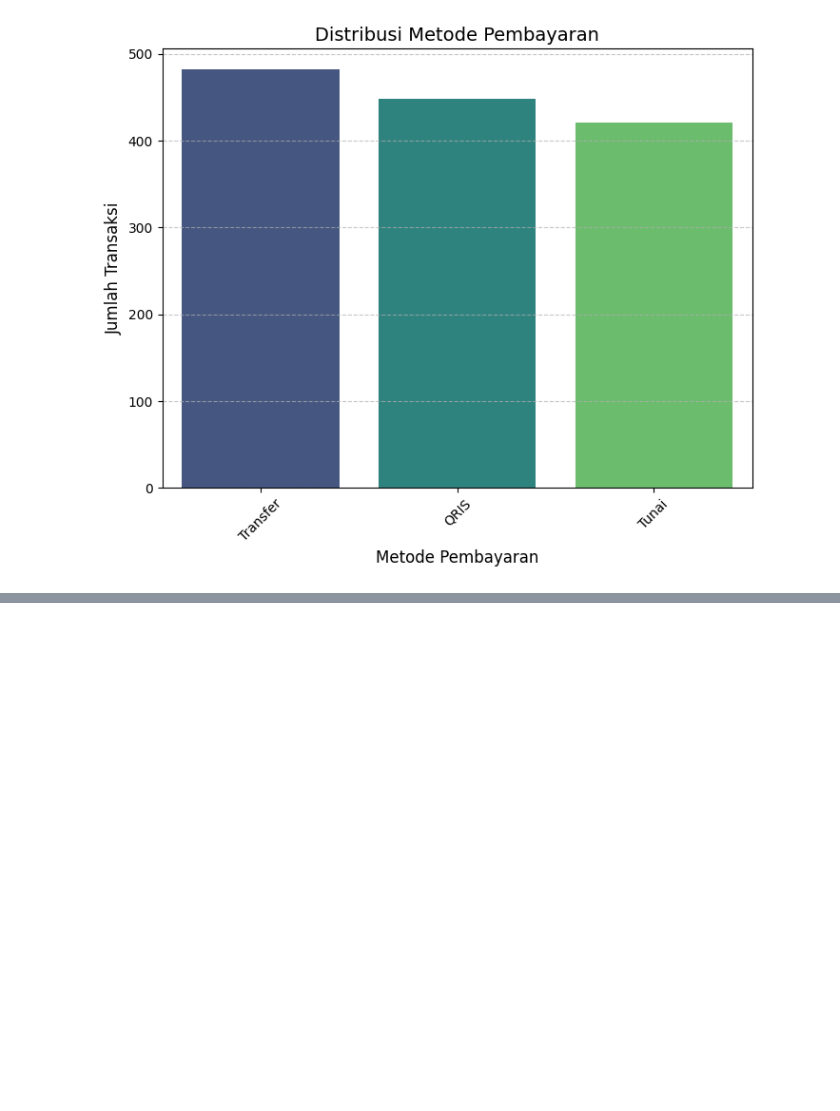
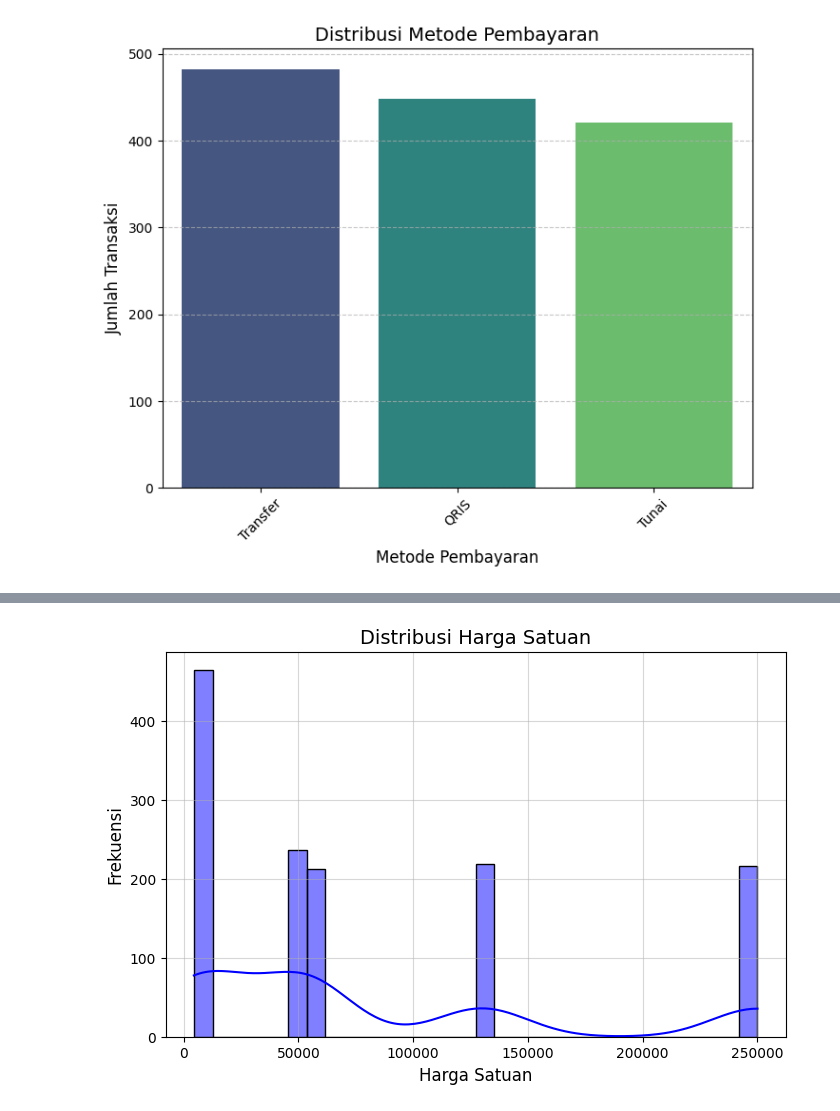
Before and after one commit to MohammadSobri14/TB-PAVD, a Jupyter notebook: petshop.ipynb, the cells around one changed output, grey strips where cells are left out. Saved outputs shown, nothing was run; the diff lists cells and outputs as text; code cells hidden in the pictures; blank space fills up the shorter version.

```diff
--- a/petshop.ipynb
+++ b/petshop.ipynb
@@ -136,0 +278,10 @@ df.describe(include='all')
+# %%
+plt.figure(figsize=(8, 5))
+sns.histplot(df['Harga Satuan'], bins=30, kde=True, color='blue')
+plt.title('Distribusi Harga Satuan', fontsize=14)
+plt.xlabel('Harga Satuan', fontsize=12)
+plt.ylabel('Frekuensi', fontsize=12)
+plt.grid(alpha=0.5)
+plt.show()
+# %% [output]
+[figure, added]
```
Also changed, not shown: parts of 16 cells of this notebook, 1 other file.
